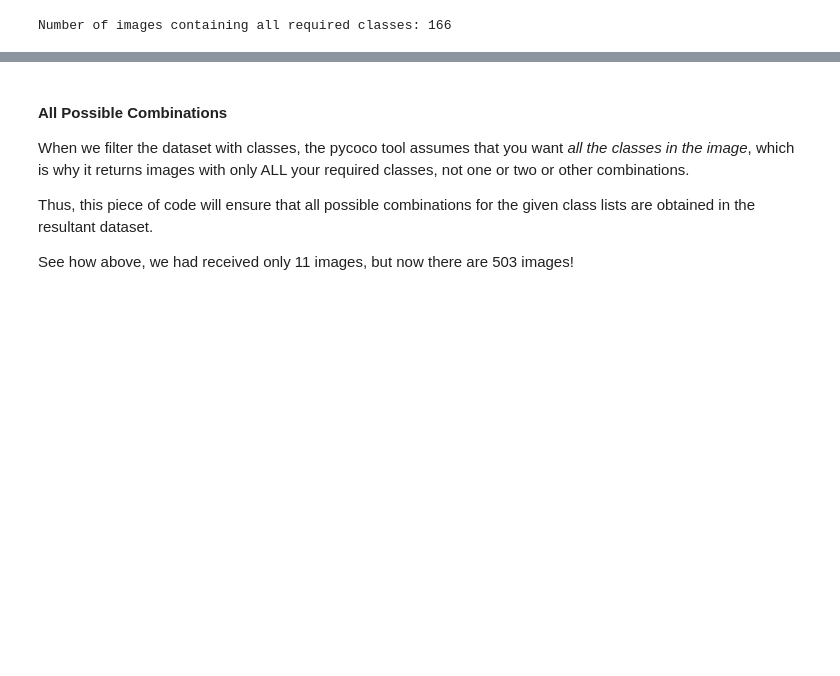
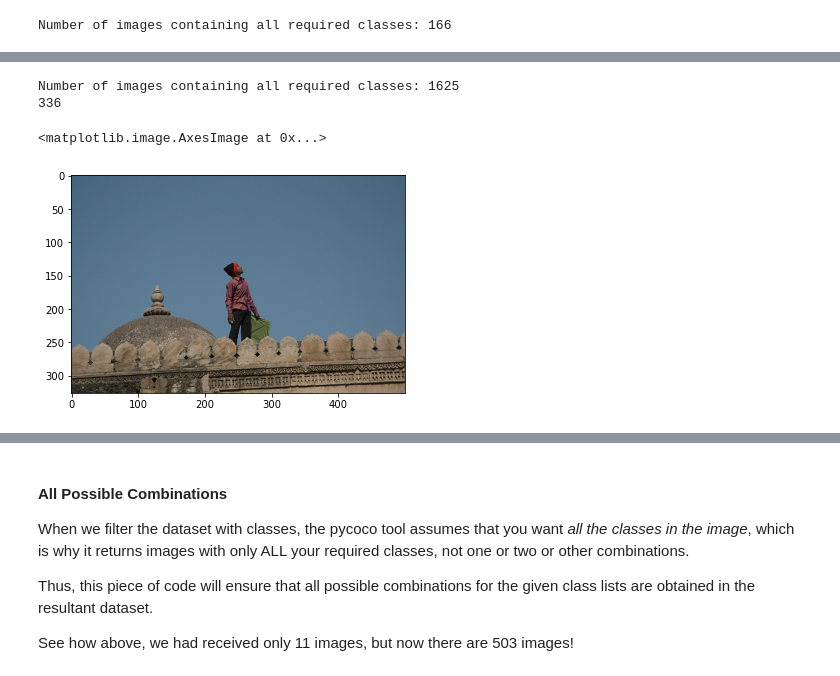
Before and after one commit to servidal/-M5-T7-Project, a Jupyter notebook: week3/COCOdataset_SemanticSegmentation_Demo.ipynb, the cells around one changed output, grey strips where cells are left out. Saved outputs shown, nothing was run; the diff lists cells and outputs as text; code cells hidden in the pictures; blank space fills up the shorter version.

```diff
--- a/week3/COCOdataset_SemanticSegmentation_Demo.ipynb
+++ b/week3/COCOdataset_SemanticSegmentation_Demo.ipynb
@@ -148,0 +145,26 @@ imgIds
+# %%
+def obtain_single_image_random_of_given_class(filterClasses,id_rand=None):
+    catIds = coco.getCatIds(catNms=filterClasses)
+    imgIds = coco.getImgIds(catIds=catIds)
+    print("Number of images containing all required classes:", len(imgIds))
+    if id_rand is None:
+        id_rand = np.random.randint(0,len(imgIds))
+    print(id_rand)
+    img = coco.loadImgs(imgIds[id_rand])[0]
+    I = io.imread('{}/images/{}/{}'.format(dataDir,dataType,img['file_name']))/255.0
+    annIds = coco.getAnnIds(imgIds=img['id'], catIds=catIds, iscrowd=None)
+    anns = coco.loadAnns(annIds)
+    mask = np.zeros((img['height'],img['width']))
+    for i in range(len(anns)):
+        className = getClassName(anns[i]['category_id'], cats)
+        pixel_value = filterClasses.index(className)+1
+        mask = np.maximum(coco.annToMask(anns[i])*pixel_value, mask)
+    return I,mask
+# %%
+I_1,mask_1 = obtain_single_image_random_of_given_class(['kite'],id_rand=336)
+plt.imshow(I_1)
+# %% [output]
+Number of images containing all required classes: 1625
+336
+<matplotlib.image.AxesImage at 0x...>
+[figure, added]
```
Also changed, not shown: parts of 29 cells of this notebook.
